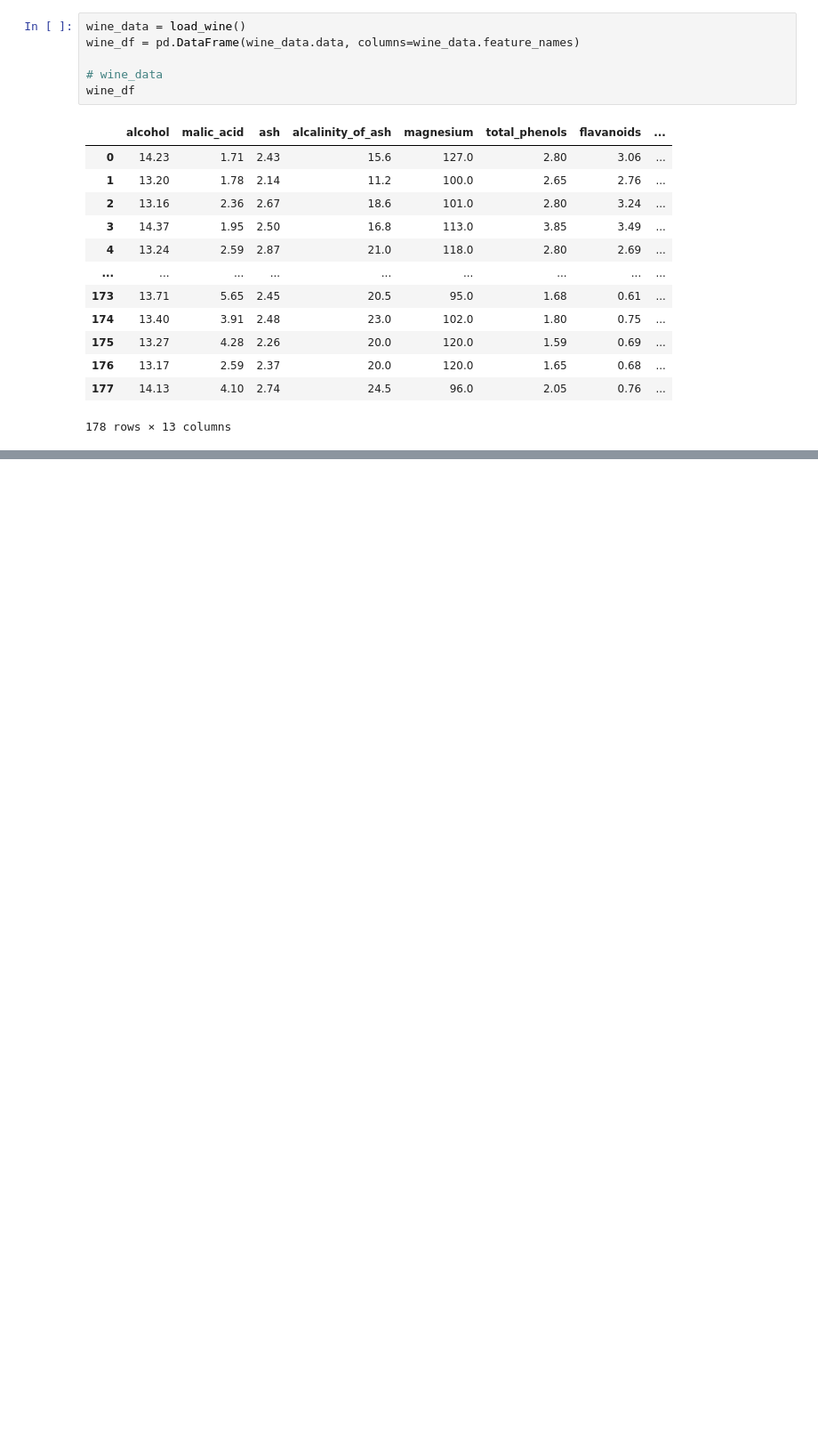
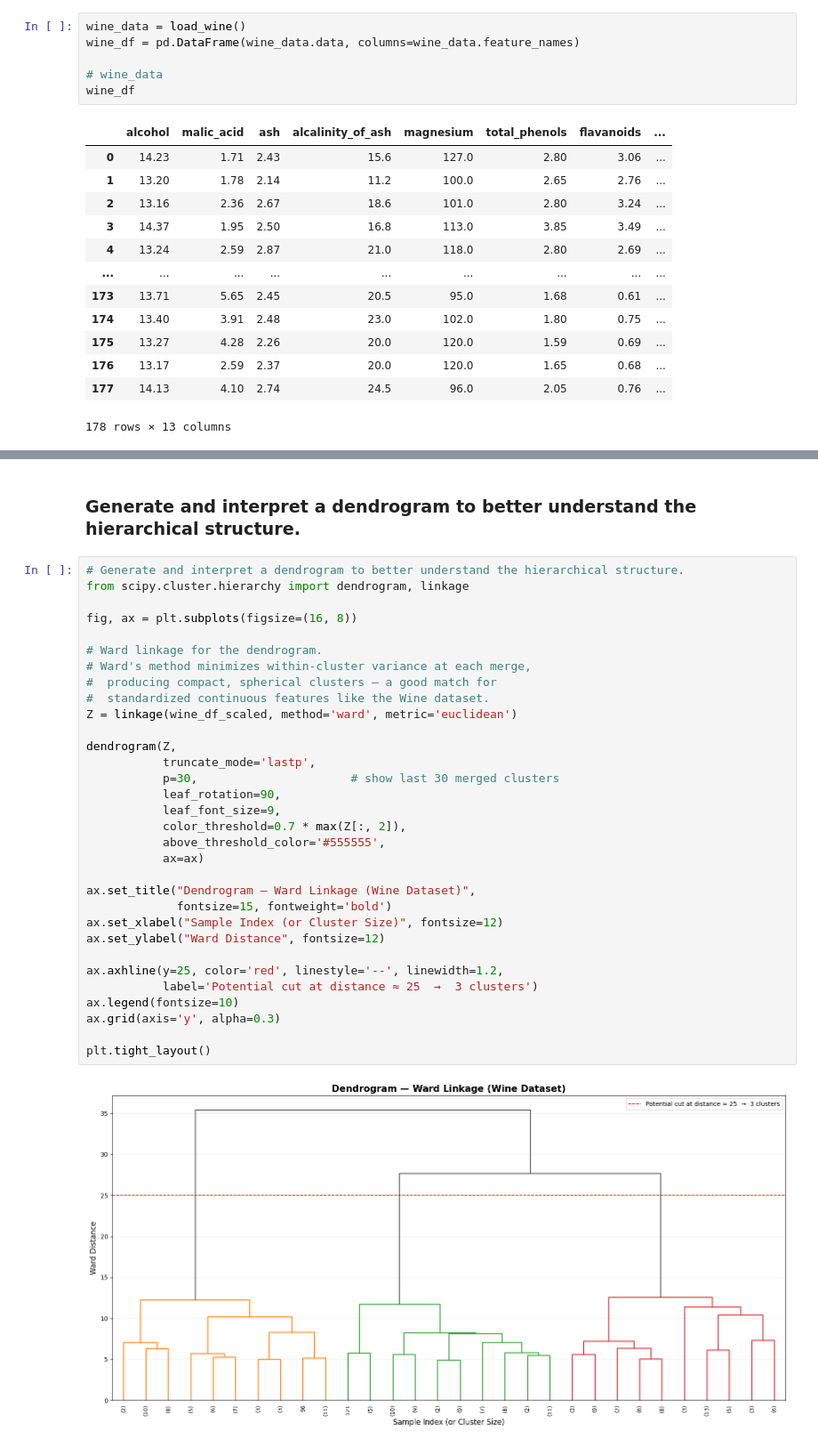
Before and after one commit to olkanth/MSCS_634_Lab_5, a Jupyter notebook: MSCS_634_Lab_5.ipynb, the cells around one changed output, grey strips where cells are left out. Shown at 89% size. Drawn from its saved outputs; the diff is of its cells as text; blank space fills up the shorter version.

```diff
--- a/MSCS_634_Lab_5.ipynb
+++ b/MSCS_634_Lab_5.ipynb
@@ -89,0 +156,36 @@ wine_df.describe()
+# %% [markdown]
+### Generate and interpret a dendrogram to better understand the hierarchical structure.
+# %%
+# Generate and interpret a dendrogram to better understand the hierarchical structure.
+from scipy.cluster.hierarchy import dendrogram, linkage
+
+fig, ax = plt.subplots(figsize=(16, 8))
+
+# Ward linkage for the dendrogram.
+# Ward's method minimizes within-cluster variance at each merge,
+#  producing compact, spherical clusters — a good match for
+#  standardized continuous features like the Wine dataset.
+Z = linkage(wine_df_scaled, method='ward', metric='euclidean')
+
+dendrogram(Z,
+           truncate_mode='lastp',
+           p=30,                      # show last 30 merged clusters
+           leaf_rotation=90,
+           leaf_font_size=9,
+           color_threshold=0.7 * max(Z[:, 2]),
+           above_threshold_color='#555555',
+           ax=ax)
+
+ax.set_title("Dendrogram — Ward Linkage (Wine Dataset)",
+             fontsize=15, fontweight='bold')
+ax.set_xlabel("Sample Index (or Cluster Size)", fontsize=12)
+ax.set_ylabel("Ward Distance", fontsize=12)
+
+ax.axhline(y=25, color='red', linestyle='--', linewidth=1.2,
+           label='Potential cut at distance ≈ 25  →  3 clusters')
+ax.legend(fontsize=10)
+ax.grid(axis='y', alpha=0.3)
+
+plt.tight_layout()
+# %% [output]
+[figure, added]
```
Also changed, not shown: parts of 12 cells of this notebook.
